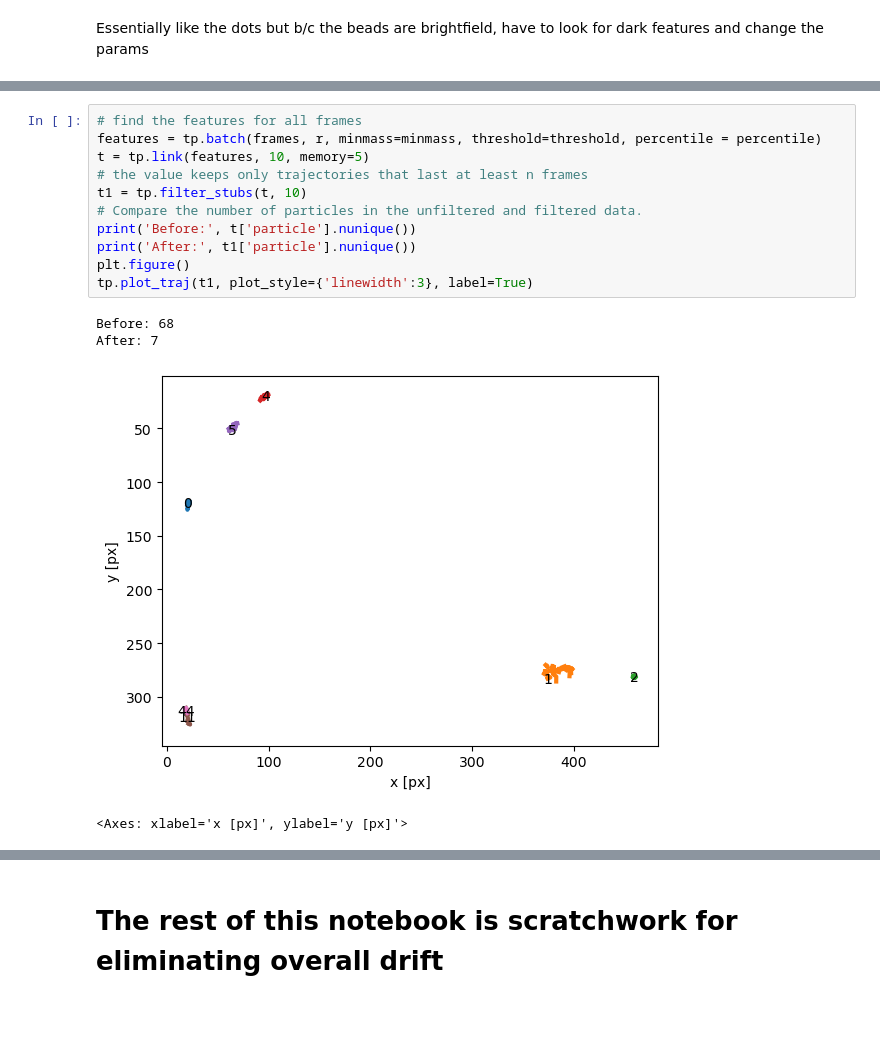
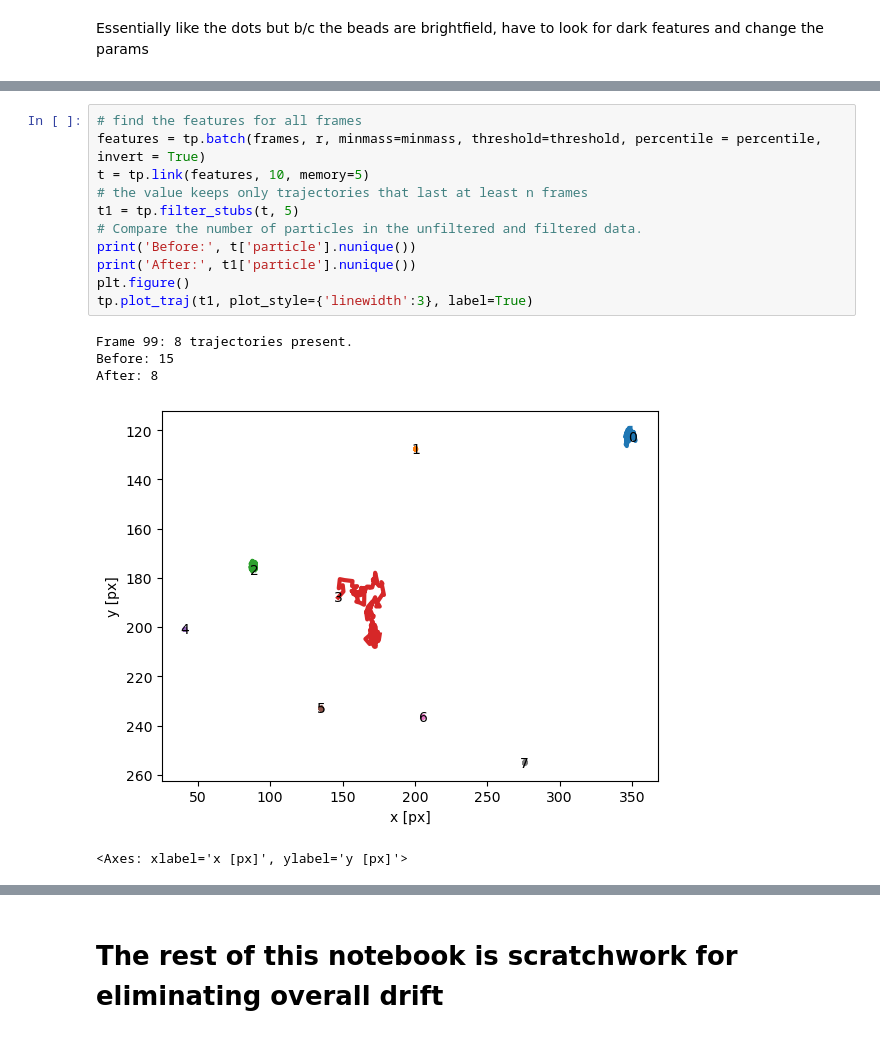
Before and after one commit to UW-Quantum-Defect-Lab/qdmodel, a Jupyter notebook: qdanalysis/andor_tracking_analysis.ipynb, the cells around one changed output, grey strips where cells are left out. Cells and saved outputs as stored; diff of their text form.

```diff
--- a/qdanalysis/andor_tracking_analysis.ipynb
+++ b/qdanalysis/andor_tracking_analysis.ipynb
@@ -185,18 +186,19 @@ Using a radius of 5 px
 # %%
 # find the features for all frames
-features = tp.batch(frames, r, minmass=minmass, threshold=threshold, percentile = percentile)
+features = tp.batch(frames, r, minmass=minmass, threshold=threshold, percentile = percentile, invert = True)
 t = tp.link(features, 10, memory=5)
 # the value keeps only trajectories that last at least n frames
-t1 = tp.filter_stubs(t, 10)
+t1 = tp.filter_stubs(t, 5)
 # Compare the number of particles in the unfiltered and filtered data.
 print('Before:', t['particle'].nunique())
 print('After:', t1['particle'].nunique())
 plt.figure()
 tp.plot_traj(t1, plot_style={'linewidth':3}, label=True)
 # %% [output]
-Before: 68
-After: 7
+Frame 99: 8 trajectories present.
+Before: 15
+After: 8
-[figure, old version]
+[figure, new version]
 <Axes: xlabel='x [px]', ylabel='y [px]'>
 # %%
 im = tp.imsd(t1, micron_per_pixel, 1/data.CycleTime)  # microns per pixel = 100/285., frames per second = 24
```
Also changed, not shown: parts of 6 cells of this notebook, 1 other file.
